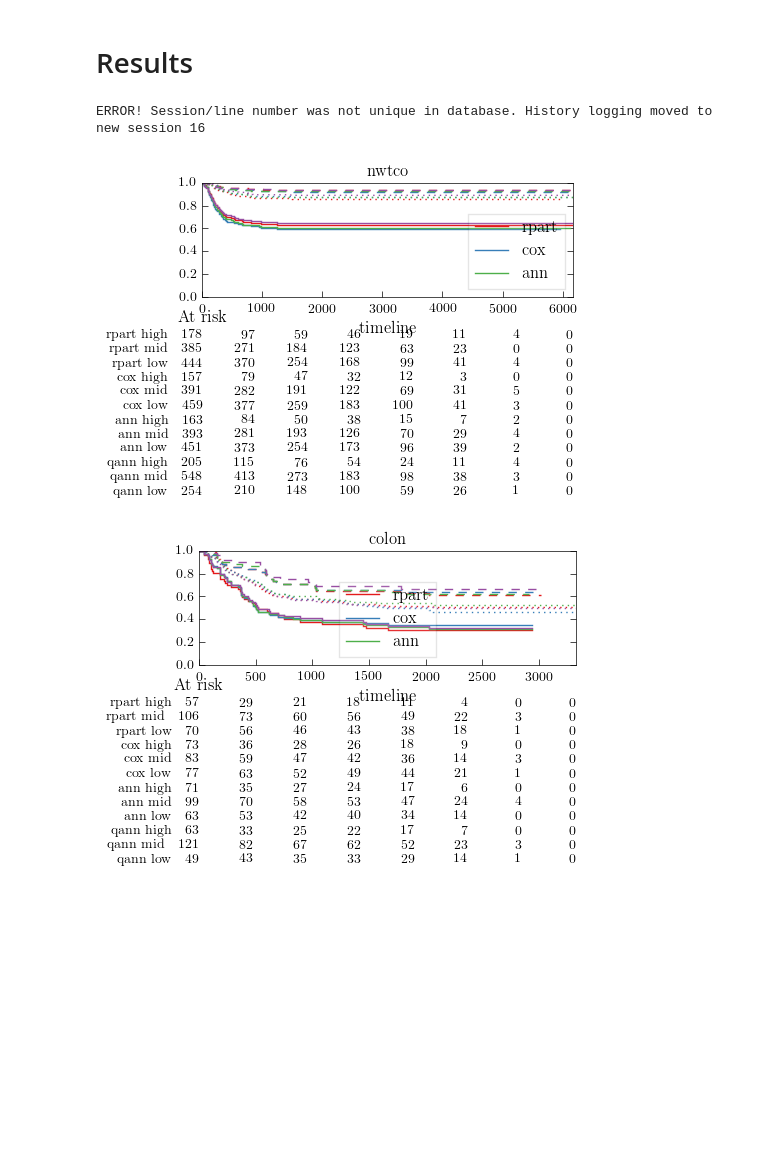
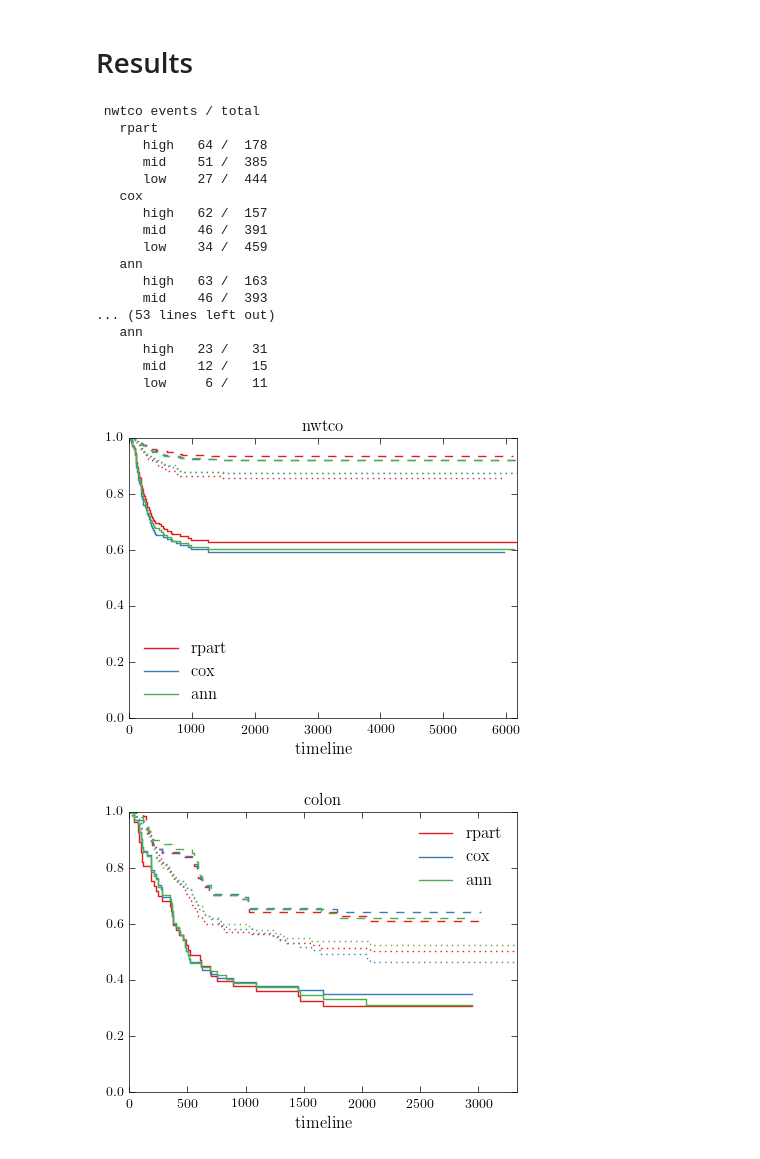
Before and after one commit to spacecowboy/article-annriskgroups-source, a Jupyter notebook: TestData.ipynb, the cells around one changed output. Cells and saved outputs as stored; diff of their text form; code cells hidden in the pictures; blank space fills up the shorter version.

Commit message:
Print event info. Dont print table
Signed-off-by: Jonas Kalderstam <jonas@kalderstam.se>

```diff
--- a/TestData.ipynb
+++ b/TestData.ipynb
@@ -429,43 +429,65 @@ for name, (trn, test) in datasets.items():
     plt.figure()
     plt.title(name)
 
+    print("\n", name, "events / total")
+
     fitters = []
-    for color, (model, grouplabels) in enumerate(zip(model_names,
+    linestyles = ['-', ':', '--']
+    for modelidx, (model, grouplabels) in enumerate(zip(model_names,
                                   [rpart_test_preds[name],
                                    cox_test_preds[name],
                                    ann_test_preds[name]])):
+        print("  ", model)
         for g in ['high', 'mid', 'low']:
             members = (grouplabels == g).values.ravel()
+
+            print("      {:4} {:4} / {:4}".format(g, int(np.sum(test.iloc[members, 1])), int(np.sum(members))))
 
             if not np.any(members):
                 continue
 
             if g == 'mid':
                 linestyle = ':'
             elif g == 'low':
                 linestyle = '--'
             else:
                 linestyle = '-'
 
             kmf = KaplanMeierFitter()
             fitters.append(kmf)
 
             kmf.fit(test.iloc[members, 0],
                     test.iloc[members, 1],
                     label="{} {}".format(model, g))
-            res = kmf.plot(ax=plt.gca(), color=plt.colors[color],
+            res = kmf.plot(ax=plt.gca(), color=plt.colors[modelidx],
                            ci_show=False, linestyle=linestyle)
 
     # Override legend entries
     leg = plt.legend(loc='best', framealpha=0.1).get_lines()
     plt.legend([leg[0], leg[3], leg[6]], model_names,
-                loc='best', framealpha=0.1)
+                loc='best', framealpha=0)
 
     plt.ylim((0, 1))
-    add_at_risk_counts(*fitters)
+    #add_at_risk_counts(*fitters)
 
     savefig("test" + name)
 # %% [output]
-ERROR! Session/line number was not unique in database. History logging moved to new session 16
+ nwtco events / total
+   rpart
+      high   64 /  178
+      mid    51 /  385
+      low    27 /  444
+   cox
+      high   62 /  157
+      mid    46 /  391
+      low    34 /  459
+   ann
+      high   63 /  163
+      mid    46 /  393
+... (53 lines left out)
+   ann
+      high   23 /   31
+      mid    12 /   15
+      low     6 /   11
-[figure, old version]
+[figure, new version]
-[figure, old version]
+[figure, new version]
```
Also changed, not shown: parts of 1 cell of this notebook.
